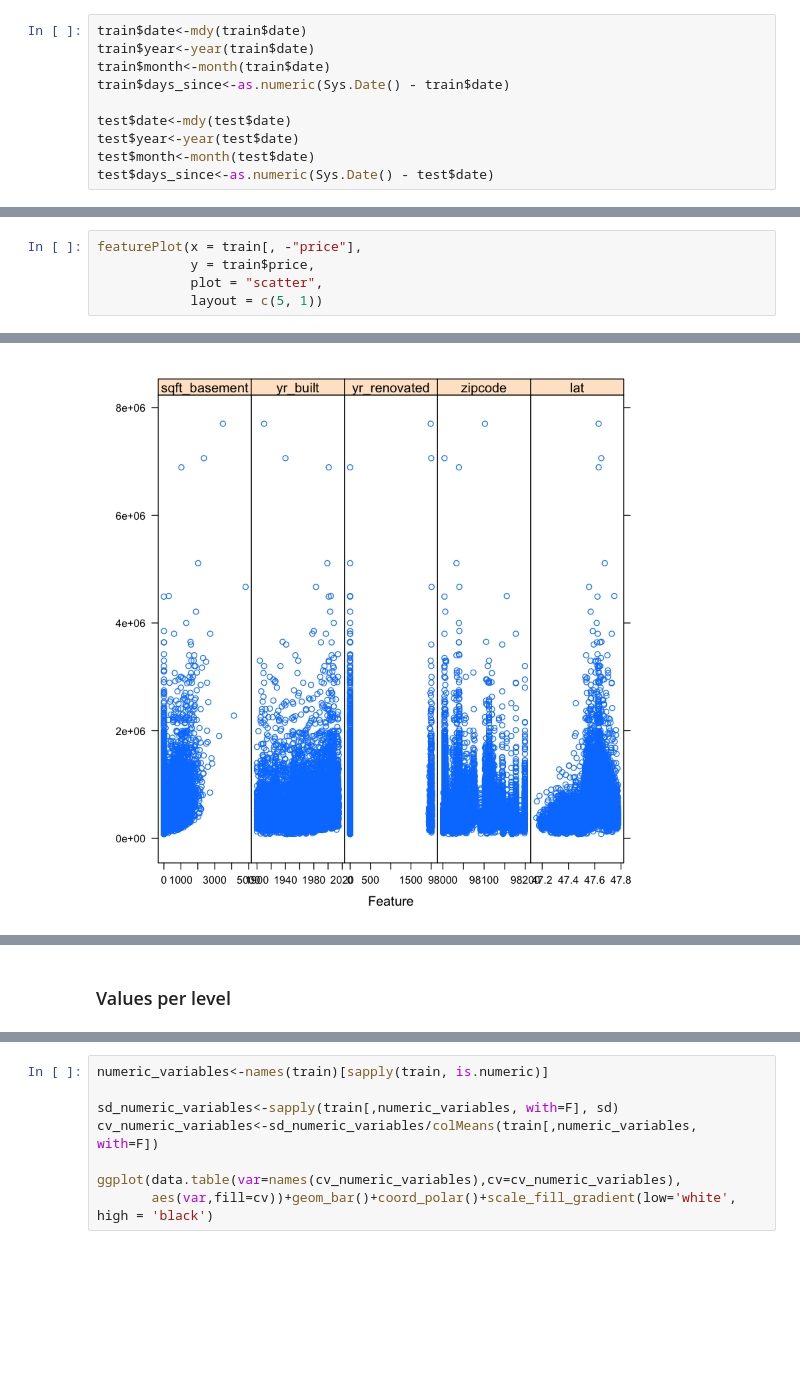
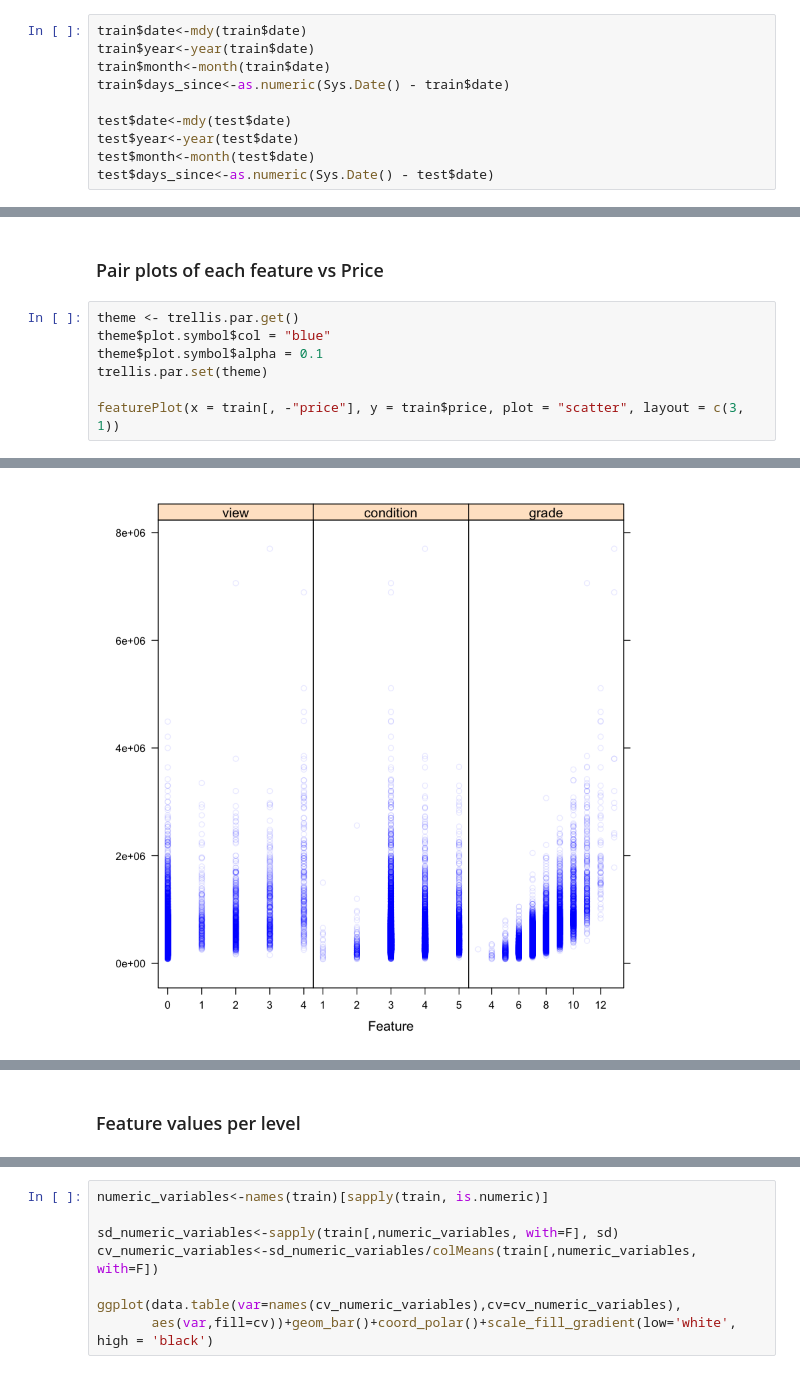
Before and after one commit to akoury/house_pricing, a Jupyter notebook: Analysis.ipynb, the cells around one changed output, grey strips where cells are left out. Drawn from its saved outputs; the diff is of its cells as text; blank space fills up the shorter version.

```diff
--- a/Analysis.ipynb
+++ b/Analysis.ipynb
@@ -217,6 +161,10 @@ ggpairs(train)
+# %% [markdown]
+### Pair plots of each feature vs Price
 # %%
-featurePlot(x = train[, -"price"],
-            y = train$price,
-            plot = "scatter",
-            layout = c(5, 1))
+theme <- trellis.par.get()
+theme$plot.symbol$col = "blue"
+theme$plot.symbol$alpha = 0.1
+trellis.par.set(theme)
+
+featurePlot(x = train[, -"price"], y = train$price, plot = "scatter", layout = c(3, 1))
 # %% [output]
@@ -225 +173 @@ featurePlot(x = train[, -"price"],
-[figure, old version]
+[figure, new version]
@@ -228,2 +178,2 @@ featurePlot(x = train[, -"price"],
 # %% [markdown]
-### Values per level
+### Feature values per level
```
Also changed, not shown: parts of 86 cells of this notebook, 1 other file.
